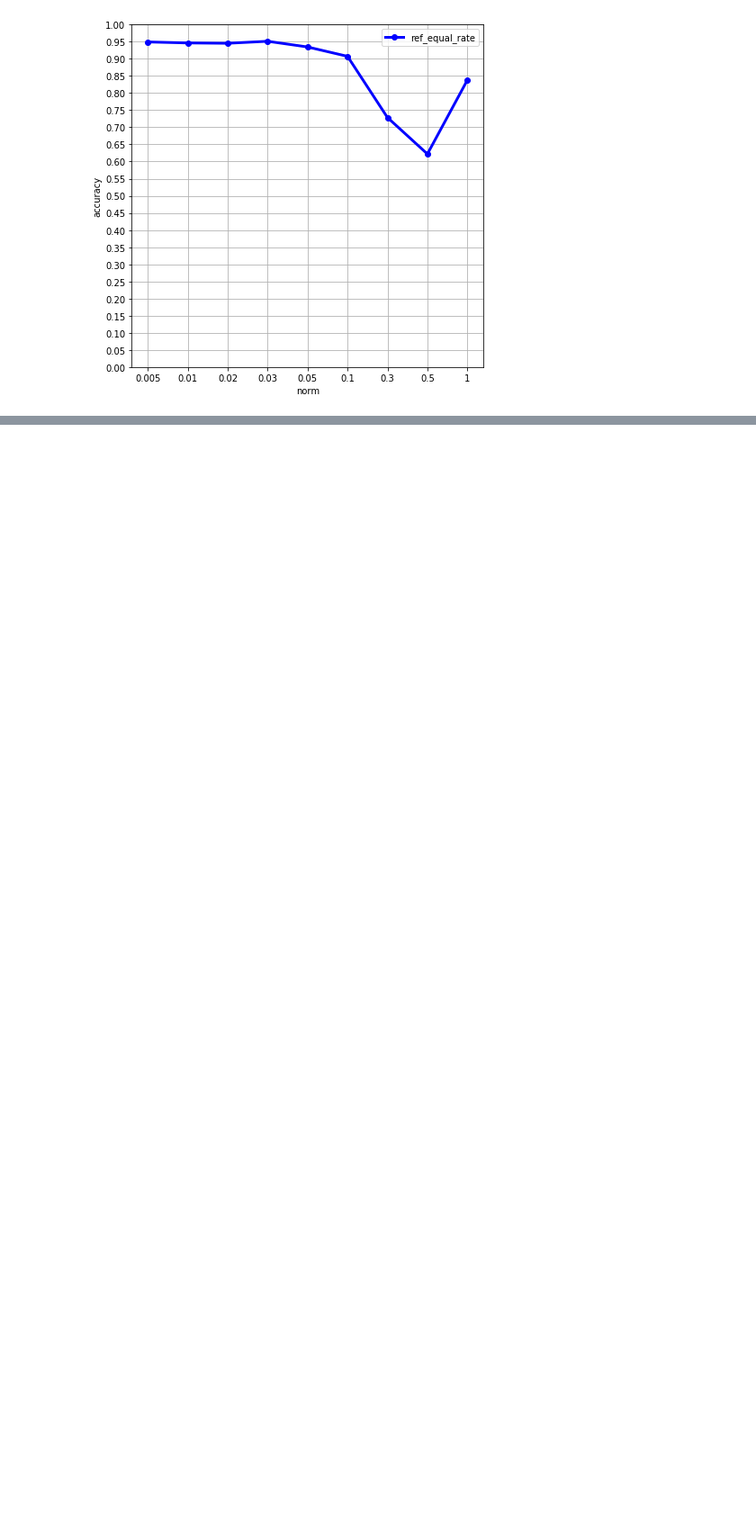
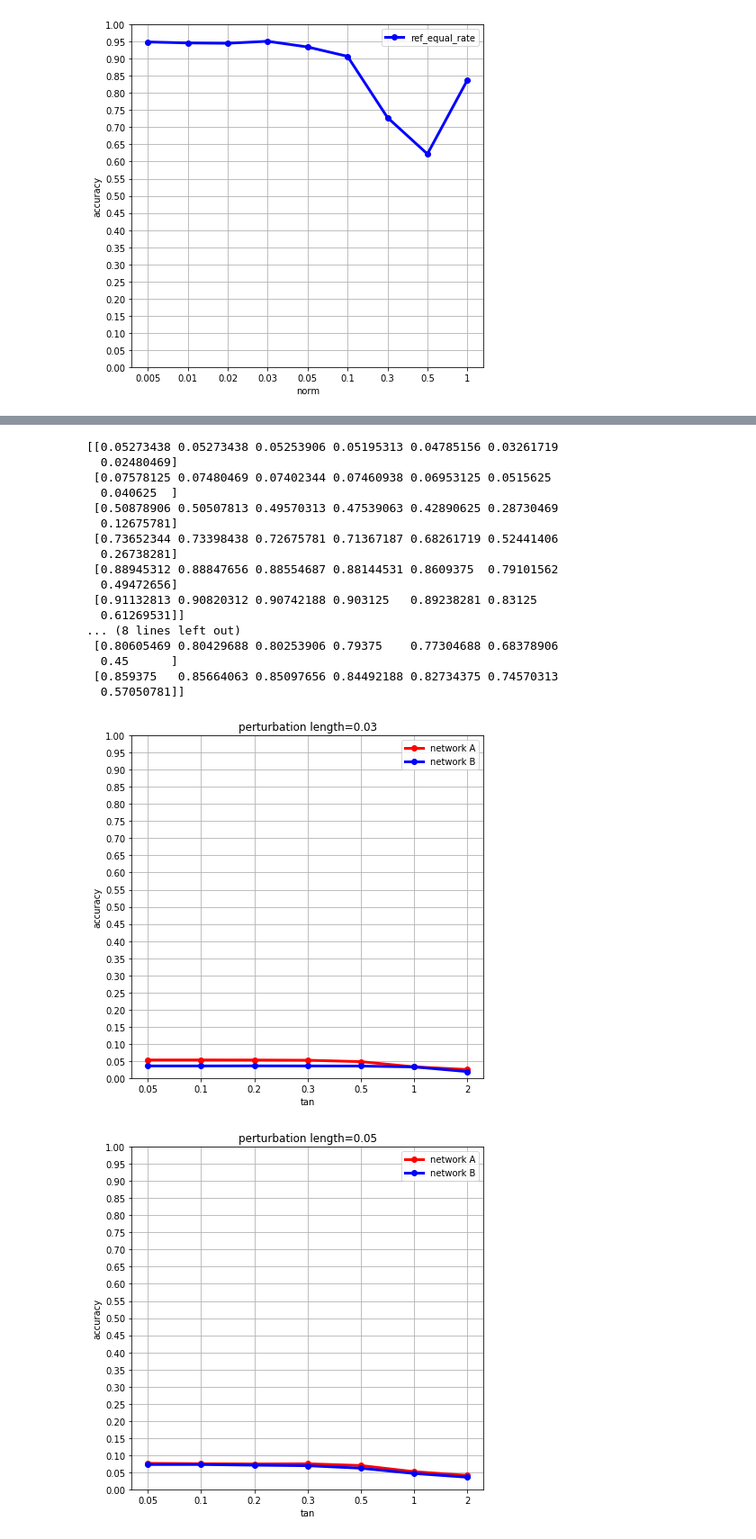
Before and after one commit to CharlesHan24/ML-term-proj, a Jupyter notebook: experiment.ipynb, the cells around one changed output, grey strips where cells are left out. Shown at 90% size. Drawn from its saved outputs; the diff is of its cells as text; code cells hidden in the pictures; blank space fills up the shorter version.

```diff
--- a/experiment.ipynb
+++ b/experiment.ipynb
@@ -1207,0 +1418,42 @@ experiment_attack(net_set)
+# %%
+#a = np.array([np.array([0.05410156, 0.17519531, 0.44433594, 0.69960937, 0.89082031, 0.90234375]), np.array([0.05390625, 0.17519531, 0.44335938, 0.69726562, 0.88925781, 0.90253906]), np.array([0.05292969, 0.171875  , 0.43339844, 0.6921875 , 0.88925781,        0.89902344]), np.array([0.05058594, 0.16367187, 0.41875   , 0.68613281, 0.88417969, 0.8984375 ]), np.array([0.04570312, 0.14335938, 0.3828125 , 0.64082031, 0.8703125 ,  0.89023438])])
+#b = np.array([np.array([0.04199219, 0.13964844, 0.32480469, 0.55214844, 0.80996094,        0.84121094]), np.array([0.04160156, 0.1390625 , 0.32421875, 0.54726562, 0.80976563,        0.84140625]), np.array([0.03964844, 0.13730469, 0.31894531, 0.54238281, 0.80605469,        0.8375    ]), np.array([0.04042969, 0.13261719, 0.30703125, 0.52539062, 0.8       ,        0.8359375 ]), np.array([0.03671875, 0.12128906, 0.27753906, 0.4796875 , 0.78261719,        0.81738281])])
+a = result2[0]
+b = result2[1]
+a = np.transpose(a)
+b = np.transpose(b)
+print(a)
+print(b)
+
+for i in range(6):
+    plt.figure(figsize=(7, 7))
+    plt.plot(np.arange(7), a[i], marker='o', linewidth=3, label="network A", color="r")
+    plt.plot(np.arange(7), b[i], marker='o', linewidth=3, label="network B", color="b")
+    plt.title("perturbation length={}".format([3e-2, 5e-2, 7e-2, 1e-1, 2e-1, 3e-1][i]))
+    plt.yticks(np.arange(0.0, 1.05, 0.05))
+    plt.ylabel("accuracy")
+    plt.xticks(np.arange(7), [0.05, 0.1, 0.2, 0.3, 0.5, 1, 2])
+    plt.xlabel("tan")
+    plt.legend()
+    plt.grid()
+    plt.show()
+# %% [output]
+[[0.05273438 0.05273438 0.05253906 0.05195313 0.04785156 0.03261719
+  0.02480469]
+ [0.07578125 0.07480469 0.07402344 0.07460938 0.06953125 0.0515625
+  0.040625  ]
+ [0.50878906 0.50507813 0.49570313 0.47539063 0.42890625 0.28730469
+  0.12675781]
+ [0.73652344 0.73398438 0.72675781 0.71367187 0.68261719 0.52441406
+  0.26738281]
+ [0.88945312 0.88847656 0.88554687 0.88144531 0.8609375  0.79101562
+  0.49472656]
+ [0.91132813 0.90820312 0.90742188 0.903125   0.89238281 0.83125
+  0.61269531]]
+... (8 lines left out)
+ [0.80605469 0.80429688 0.80253906 0.79375    0.77304688 0.68378906
+  0.45      ]
+ [0.859375   0.85664063 0.85097656 0.84492188 0.82734375 0.74570313
+  0.57050781]]
+[figure, added]
+[figure, added]
```
Also changed, not shown: parts of 7 cells of this notebook, 1 other file.
